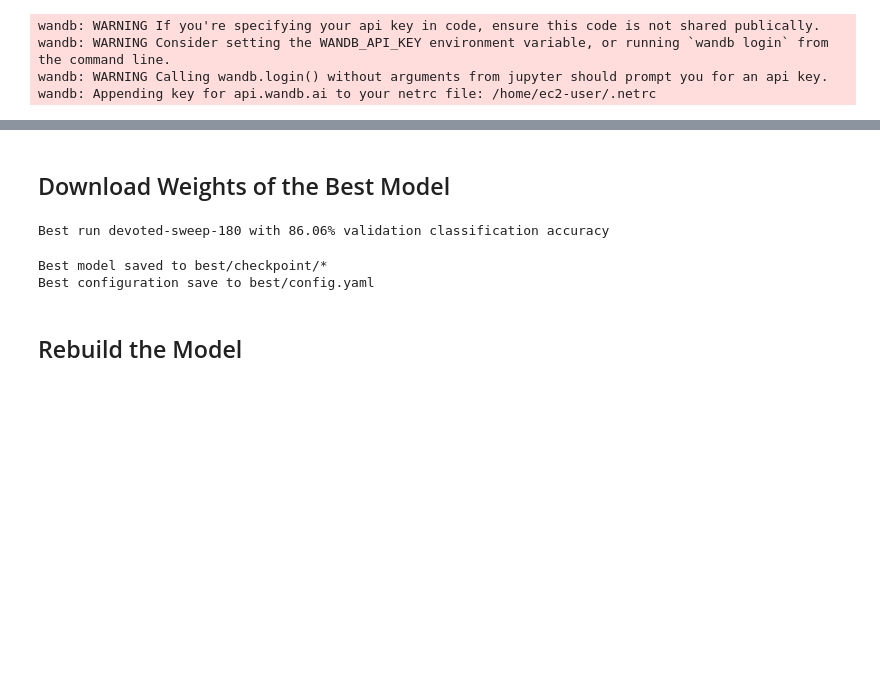
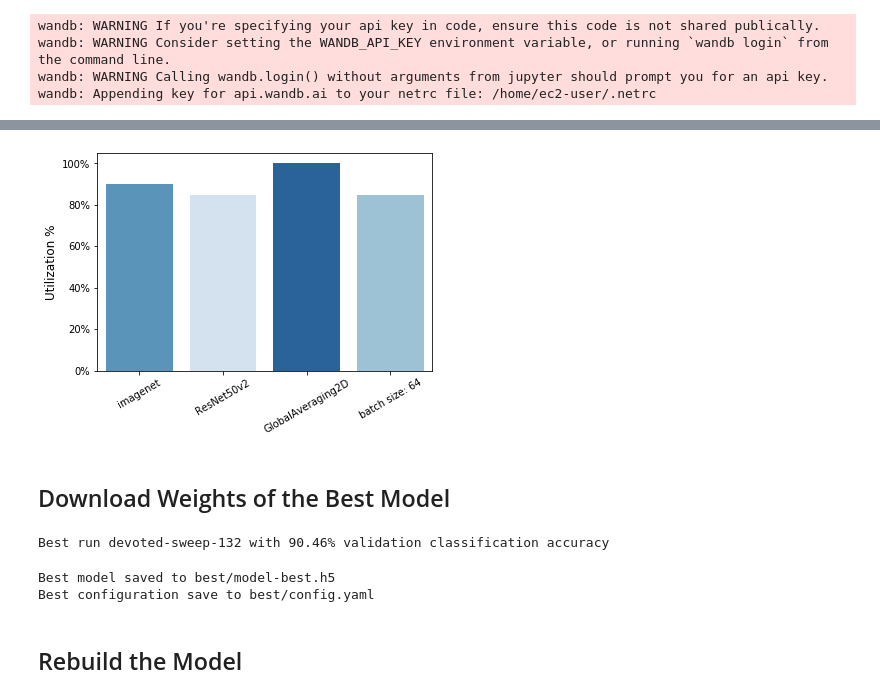
Before and after one commit to RosenblattAI/kolmogorov, a Jupyter notebook: model/evaluation.ipynb, the cells around one changed output, grey strips where cells are left out. Cells and saved outputs as stored; diff of their text form; code cells hidden in the pictures; blank space fills up the shorter version.

```diff
--- a/model/evaluation.ipynb
+++ b/model/evaluation.ipynb
@@ -61,3 +97,20 @@ array([1, 2, 3, 1, 2, 3, 1, 2, 3])
+# %%
+parameters = ['imagenet', 'ResNet50v2', 'GlobalAveraging2D', 'batch size: 64']
+utilizations = [18/20, 17/20, 20/20, 17/20]
+pal = sns.color_palette("Blues", len(parameters))
+# %%
+ax = sns.barplot(
+    x=parameters,
+    y=utilizations,
+    palette=np.array(pal[::-1])[np.argsort(utilizations)]
+)
+ax.set_xticklabels(parameters, rotation=30)
+ax.set_yticklabels([f'{u}%'for u in [0, 20, 40, 60, 80, 100]])
+ylab = ax.set_ylabel('Utilization %')
+ylab.set_fontsize(12)
+plt.show()
+# %% [output]
+[figure, added]
 # %% [markdown]
 ## Download Weights of the Best Model
 # %%
@@ -70,20 +123,20 @@ api = wandb.Api()
 sweep = api.sweep(sweep_id)
 !rm -r wandb
 # %%
-runs = sorted(sweep.runs, key=lambda run: run.summary.get("best_val_classification_accuracy", 0), reverse=True)
-val_cls_acc = runs[0].summary.get("best_val_classification_accuracy", 0)
-print(f"Best run {runs[0].name} with {round(val_cls_acc*100,2)}% validation classification accuracy")
+best_run = sorted(sweep.runs, key=lambda run: run.summary.get("best_val_classification_accuracy", 0), reverse=True)[0]
+val_cls_acc = best_run.summary.get("best_val_classification_accuracy", 0)
+print(f"Best run {best_run.name} with {round(val_cls_acc*100,2)}% validation classification accuracy")
 # %% [output]
-Best run devoted-sweep-180 with 86.06% validation classification accuracy
+Best run devoted-sweep-132 with 90.46% validation classification accuracy
 # %%
-for file in runs[0].files():
-    if 'checkpoint' in file.name:
-        runs[0].file(file.name).download(root='best', replace=True)
-print("Best model saved to best/checkpoint/*")
-runs[0].file("config.yaml").download(root='best', replace=True)
+for file in best_run.files():
+    if 'best' in file.name:
+        best_run.file(file.name).download(root='best', replace=True)
+print("Best model saved to best/model-best.h5")
+best_run.file("config.yaml").download(root='best', replace=True)
 print("Best configuration save to best/config.yaml")
 # %% [output]
-Best model saved to best/checkpoint/*
+Best model saved to best/model-best.h5
 Best configuration save to best/config.yaml
 # %% [markdown]
 ## Rebuild the Model
```
Also changed, not shown: parts of 73 cells of this notebook.
